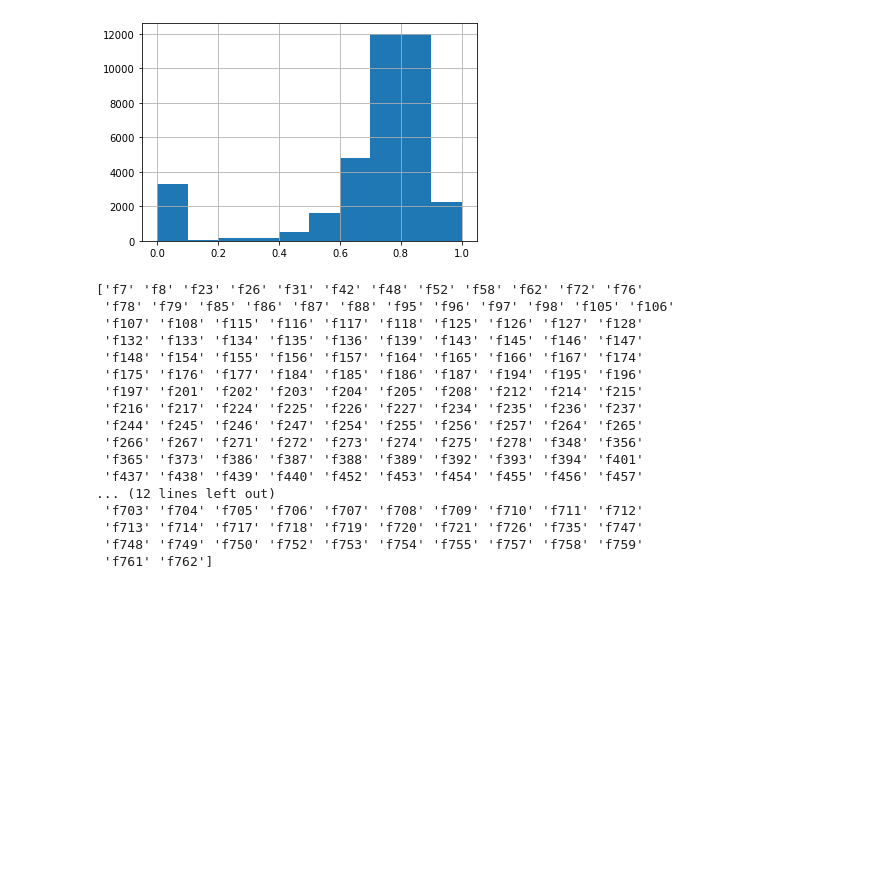
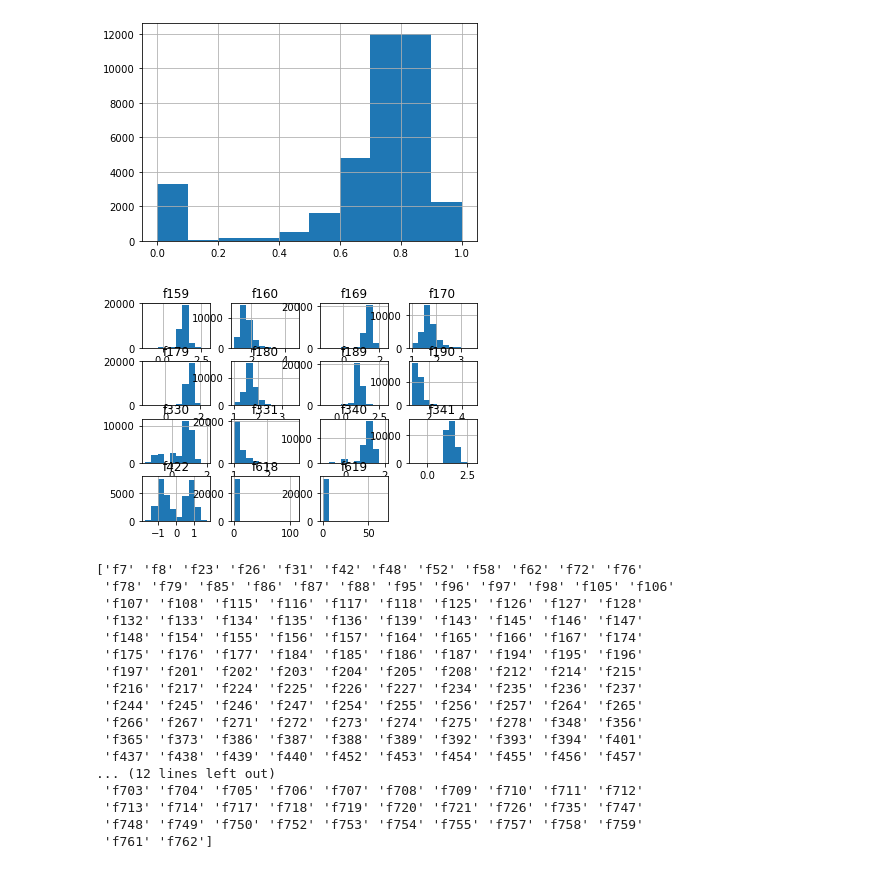
Before and after one commit to shienlong/project_wqd7003, a Jupyter notebook: credit_risk.ipynb, the cells around one changed output. Cells and saved outputs as stored; diff of their text form; code cells hidden in the pictures; blank space fills up the shorter version.

Commit message:
update 25 Mar 2020
- histogram matrix
- view of data

```diff
--- a/credit_risk.ipynb
+++ b/credit_risk.ipynb
@@ -250,6 +254,19 @@ plt.show()
  'f646' 'f647' 'f650' 'f660' 'f661' 'f671' 'f676' 'f678' 'f679' 'f696'
  'f716' 'f746' 'f751' 'f756' 'f760' 'f763' 'f765' 'f774' 'f775']
 [figure]
+# %%
+# Histogram view of attributes within 3sd
+col_names = less_3sd.columns.values
+null_list=[]
+
+for names in col_names:
+    if less_3sd[names].isnull().mean()>0.1:
+        null_list.append(names)
+
+less_3sd[null_list].hist()
+plt.show()
+# %% [output]
+[figure, added]
 # %%
 # having a look at histogram (data > 3 std)
 more_3sd = df_train_null.loc[:, df_train_null.std()>3]
```
Also changed, not shown: parts of 2 cells of this notebook.
